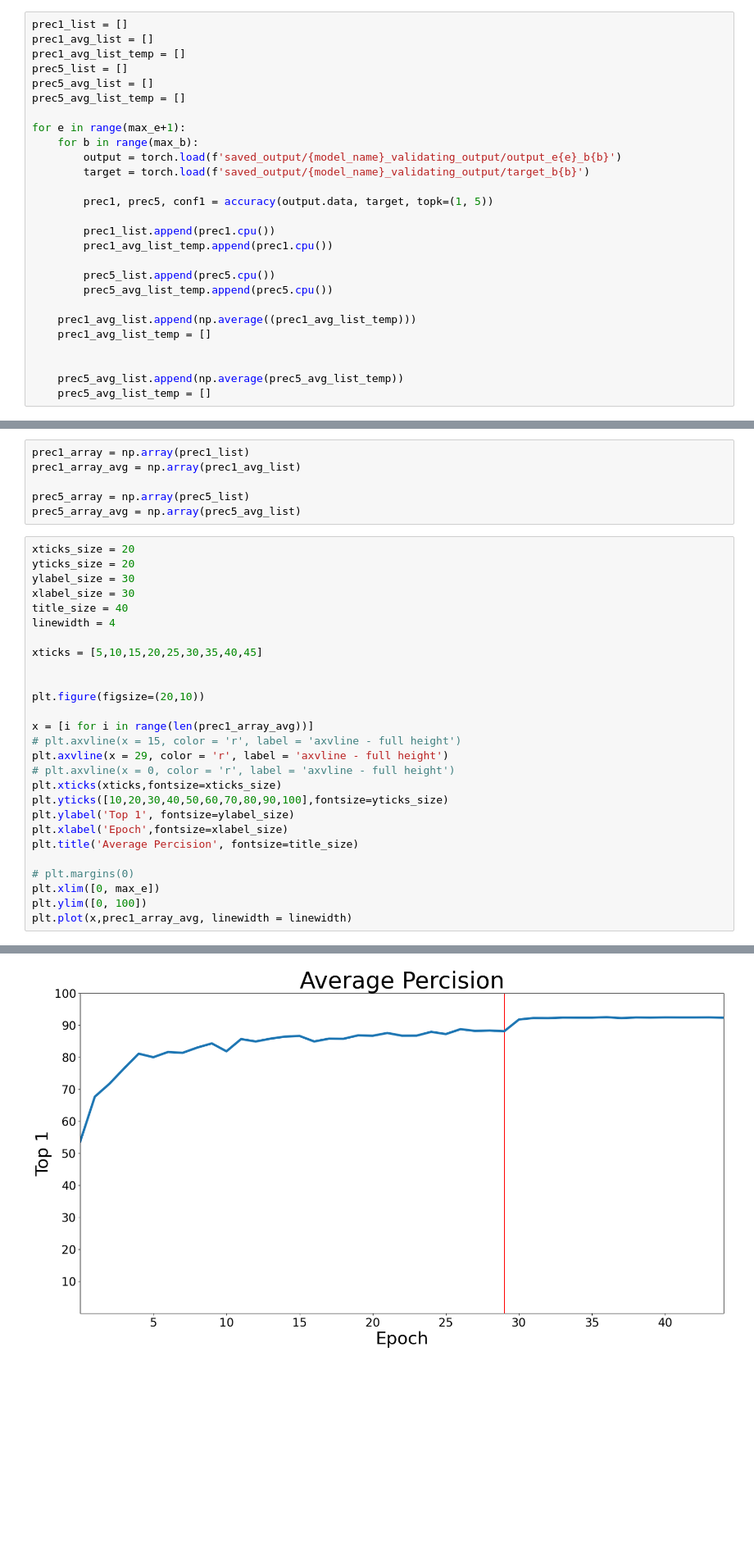
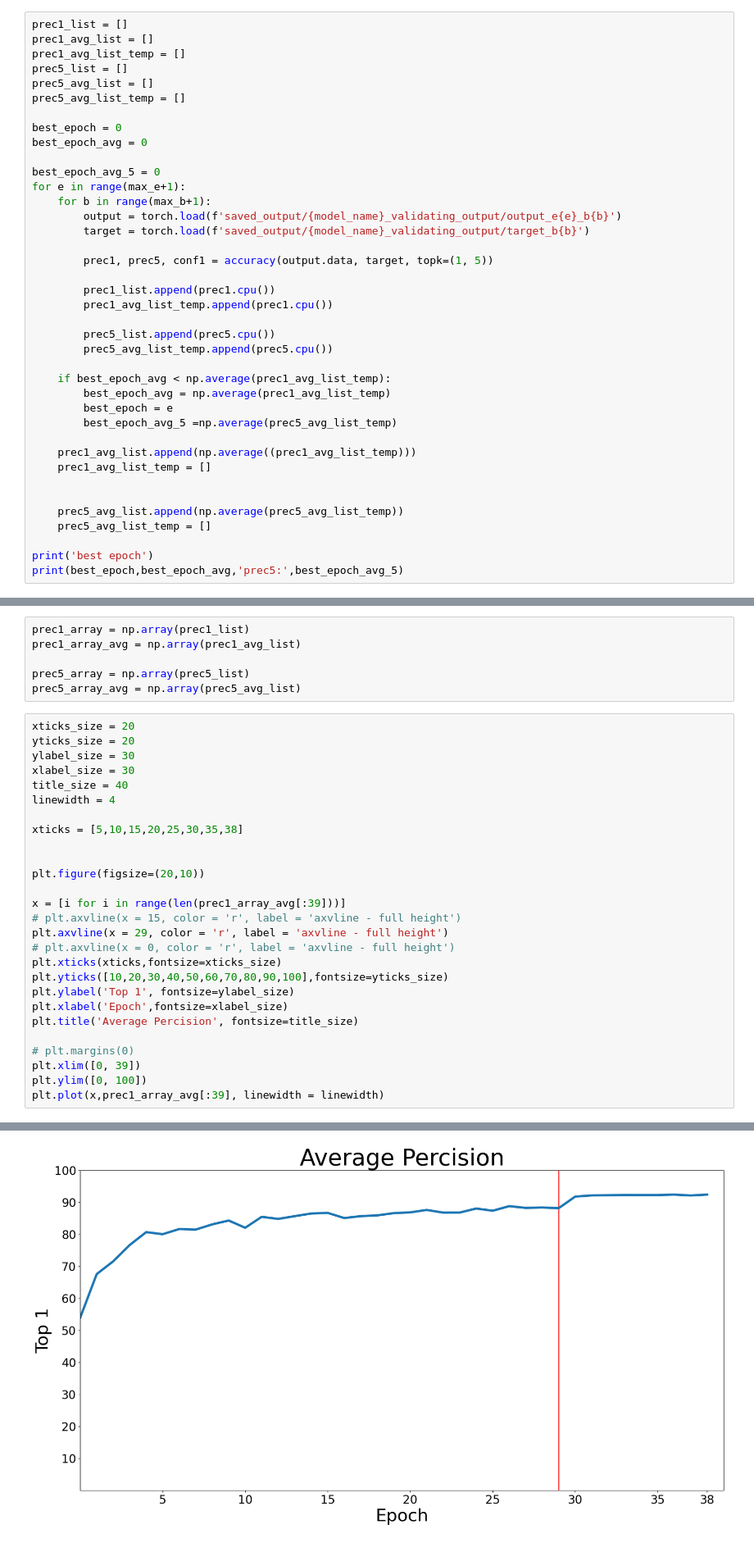
Before and after one commit to vegardwho/Deep-Leafsnap, a Jupyter notebook: create_plots.ipynb, the cells around one changed output, grey strips where cells are left out. Shown at 82% size. Drawn from its saved outputs; the diff is of its cells as text; blank space fills up the shorter version.

Commit message:
updated create plots and goefunctions

```diff
--- a/create_plots.ipynb
+++ b/create_plots.ipynb
@@ -84,8 +84,12 @@ prec5_list = []
 prec5_avg_list = []
 prec5_avg_list_temp = []
 
+best_epoch = 0
+best_epoch_avg = 0
+
+best_epoch_avg_5 = 0
 for e in range(max_e+1):
-    for b in range(max_b):
+    for b in range(max_b+1):
         output = torch.load(f'saved_output/{model_name}_validating_output/output_e{e}_b{b}')
         target = torch.load(f'saved_output/{model_name}_validating_output/target_b{b}')
 
@@ -97,9 +101,17 @@ for e in range(max_e+1):
         prec5_list.append(prec5.cpu())
         prec5_avg_list_temp.append(prec5.cpu())
 
+    if best_epoch_avg < np.average(prec1_avg_list_temp):
+        best_epoch_avg = np.average(prec1_avg_list_temp)
+        best_epoch = e
+        best_epoch_avg_5 =np.average(prec5_avg_list_temp)
+
     prec1_avg_list.append(np.average((prec1_avg_list_temp)))
     prec1_avg_list_temp = []
 
 
     prec5_avg_list.append(np.average(prec5_avg_list_temp))
     prec5_avg_list_temp = []
+
+print('best epoch')
+print(best_epoch,best_epoch_avg,'prec5:',best_epoch_avg_5)
@@ -112,33 +127,33 @@ prec5_array_avg = np.array(prec5_avg_list)
 # %%
 xticks_size = 20
 yticks_size = 20
 ylabel_size = 30
 xlabel_size = 30
 title_size = 40
 linewidth = 4
 
-xticks = [5,10,15,20,25,30,35,40,45]
+xticks = [5,10,15,20,25,30,35,38]
 
 
 plt.figure(figsize=(20,10))
 
-x = [i for i in range(len(prec1_array_avg))]
+x = [i for i in range(len(prec1_array_avg[:39]))]
 # plt.axvline(x = 15, color = 'r', label = 'axvline - full height')
 plt.axvline(x = 29, color = 'r', label = 'axvline - full height')
 # plt.axvline(x = 0, color = 'r', label = 'axvline - full height')
 plt.xticks(xticks,fontsize=xticks_size)
 plt.yticks([10,20,30,40,50,60,70,80,90,100],fontsize=yticks_size)
 plt.ylabel('Top 1', fontsize=ylabel_size)
 plt.xlabel('Epoch',fontsize=xlabel_size)
 plt.title('Average Percision', fontsize=title_size)
 
 # plt.margins(0)
-plt.xlim([0, max_e])
+plt.xlim([0, 39])
 plt.ylim([0, 100])
-plt.plot(x,prec1_array_avg, linewidth = linewidth)
+plt.plot(x,prec1_array_avg[:39], linewidth = linewidth)
 # %% [output]
 [<matplotlib.lines.Line2D at 0x...>]
-[figure, old version]
+[figure, new version]
 # %%
 plt.figure(figsize=(20,10))
 x = [i for i in range(len(prec5_array_avg))]
```
Also changed, not shown: parts of 20 cells of this notebook, 6 other files.
